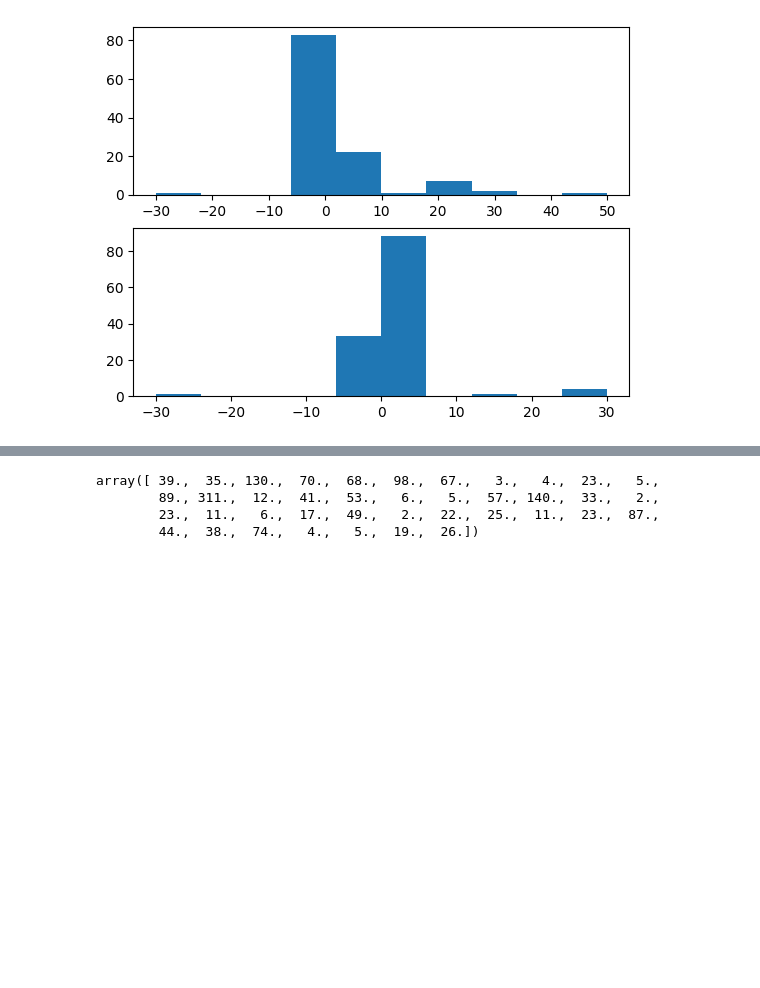
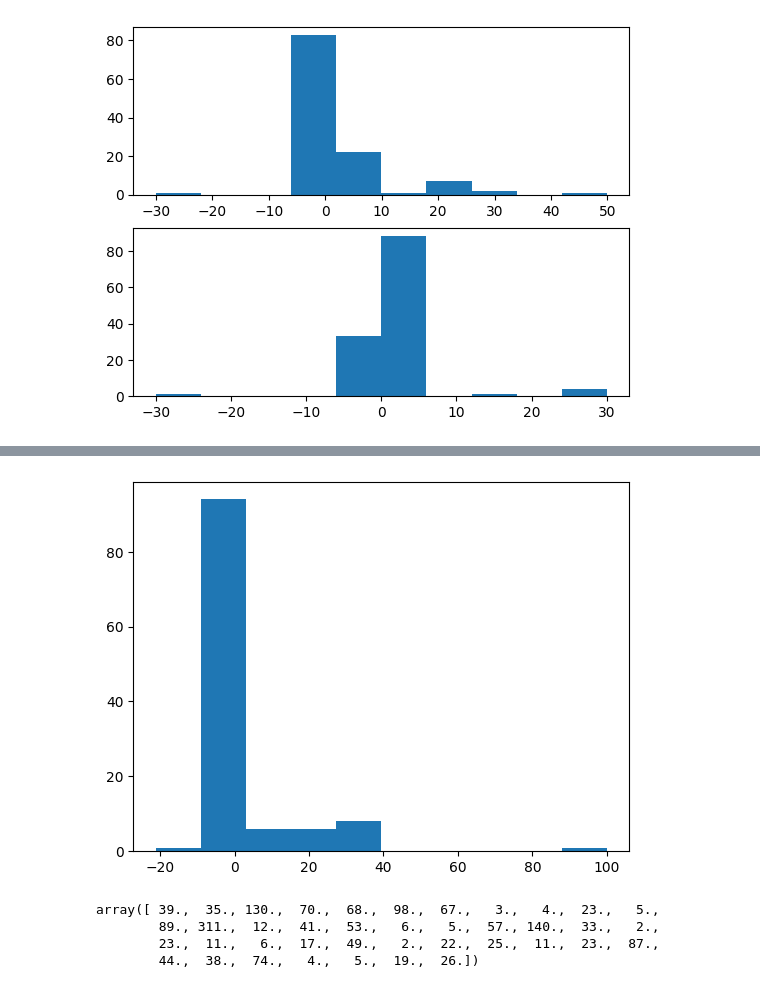
Before and after one commit to locsor/generativeControlUI, a Jupyter notebook: Analysis.ipynb, the cells around one changed output, grey strips where cells are left out. Saved outputs shown, nothing was run; the diff lists cells and outputs as text; code cells hidden in the pictures; blank space fills up the shorter version.

```diff
--- a/Analysis.ipynb
+++ b/Analysis.ipynb
@@ -190,3 +190,23 @@ plt.show()
+# %%
+#Activations ab
+
+a_rev = b.copy()
+act_rev = act.copy()
+a_rev[act_rev == 0] = 0
+a_rev = a_rev[a_rev != 0]
+
+min_par_a = np.min(a_rev)
+max_par_a = np.max(a_rev)
+
+counts = np.unique(act_rev)
+
+fig, ax = plt.subplots()
+counts_a, bins_a = np.histogram(a_rev, density=False)
+
+ax.hist(bins_a[:-1], bins=bins_a, weights=counts_a)
+plt.show()
+# %% [output]
+[figure, added]
 # %%
 timestamp_calc = np.asarray([timestamp[i+1]-timestamp[i] for i in range(0,len(timestamp)-1)])
 timestamp_calc = timestamp_calc[timestamp_calc<500]
```
Also changed, not shown: parts of 10 cells of this notebook, 3 other files.
